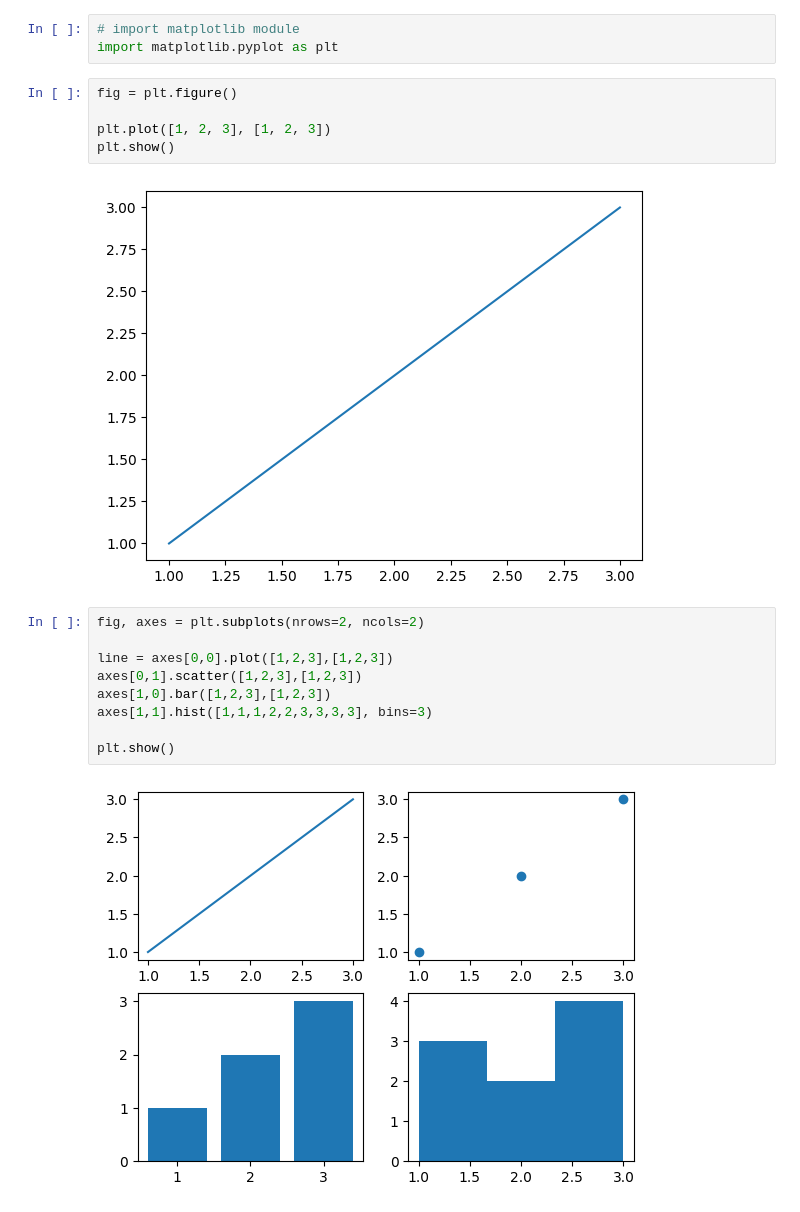
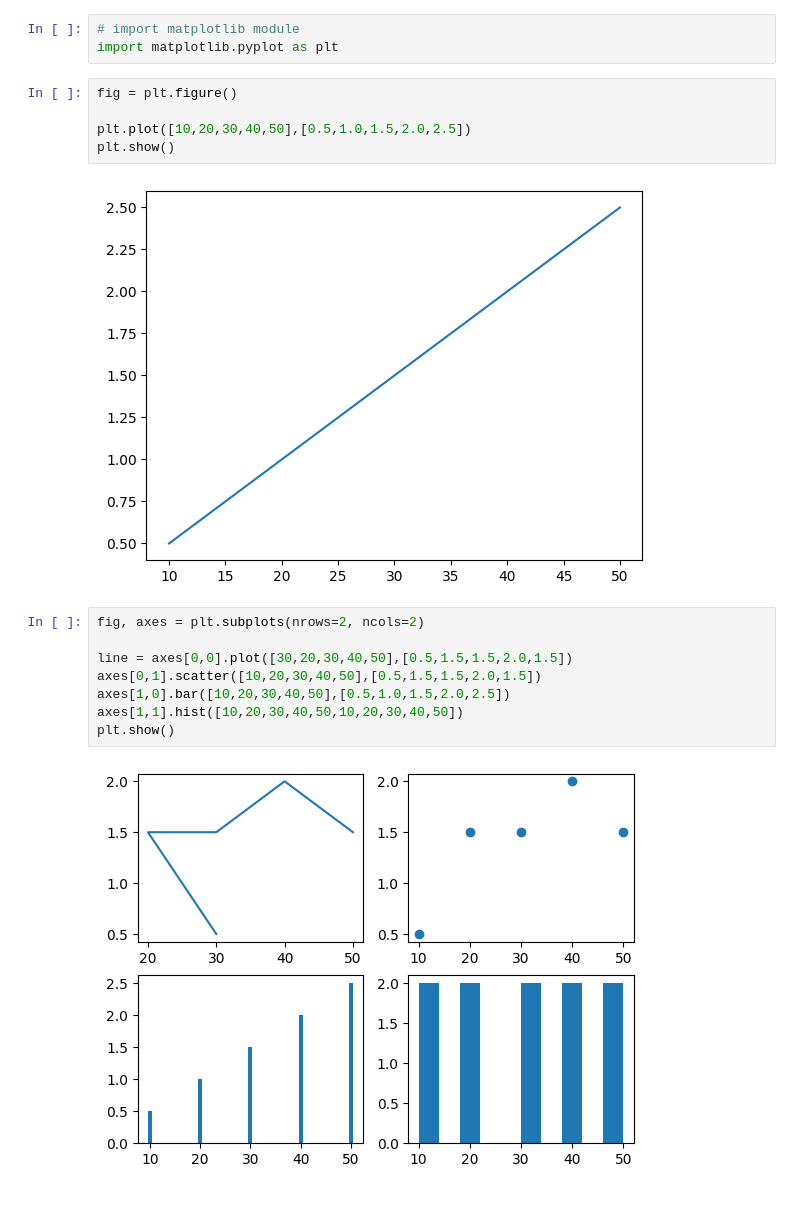
Before and after one commit to innovatorcoder1/PythonCode, a Jupyter notebook: Matplotlib.ipynb, the cells around one changed output. Cells and saved outputs as stored; diff of their text form.

```diff
--- a/Matplotlib.ipynb
+++ b/Matplotlib.ipynb
@@ -6,20 +6,19 @@ import matplotlib.pyplot as plt
 # %%
 fig = plt.figure()
 
-plt.plot([1, 2, 3], [1, 2, 3])
+plt.plot([10,20,30,40,50],[0.5,1.0,1.5,2.0,2.5])
 plt.show()
 # %% [output]
-[figure, old version]
+[figure, new version]
 # %%
 fig, axes = plt.subplots(nrows=2, ncols=2)
 
-line = axes[0,0].plot([1,2,3],[1,2,3])
-axes[0,1].scatter([1,2,3],[1,2,3])
-axes[1,0].bar([1,2,3],[1,2,3])
-axes[1,1].hist([1,1,1,2,2,3,3,3,3], bins=3)
-
+line = axes[0,0].plot([30,20,30,40,50],[0.5,1.5,1.5,2.0,1.5])
+axes[0,1].scatter([10,20,30,40,50],[0.5,1.5,1.5,2.0,1.5])
+axes[1,0].bar([10,20,30,40,50],[0.5,1.0,1.5,2.0,2.5])
+axes[1,1].hist([10,20,30,40,50,10,20,30,40,50])
 plt.show()
 # %% [output]
-[figure, old version]
+[figure, new version]
 # %%
 
```
Also changed, not shown: parts of 7 cells of this notebook, 4 other files.
